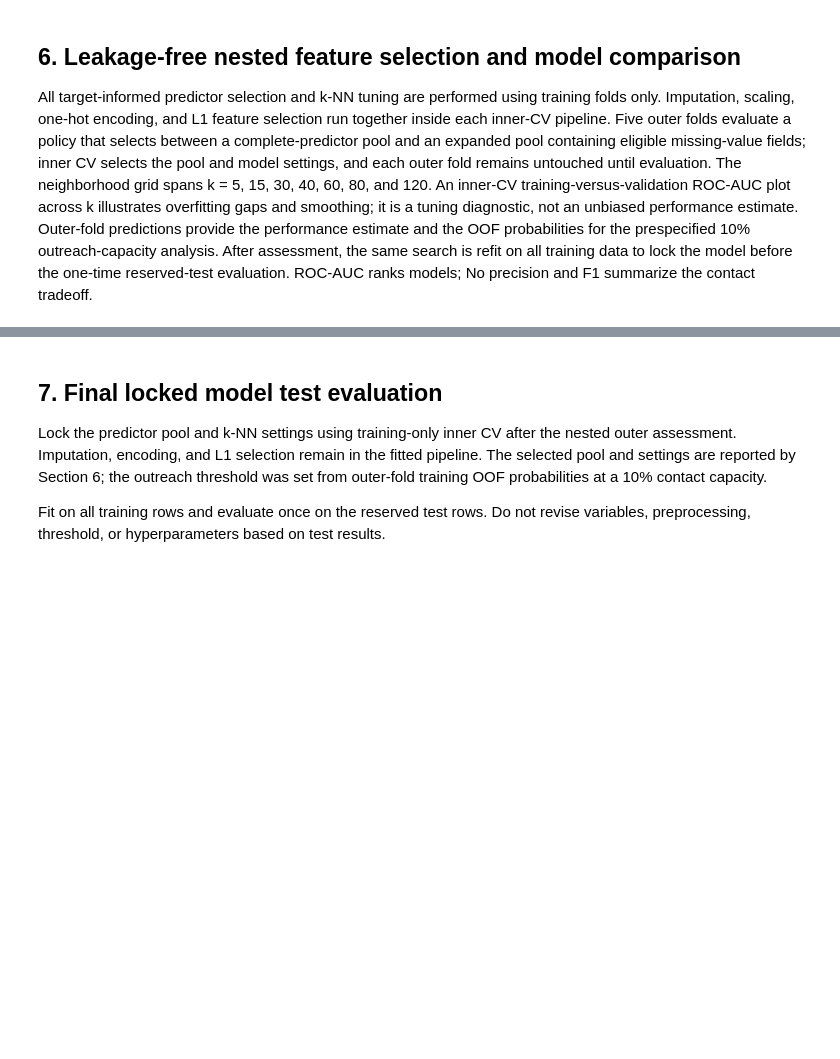
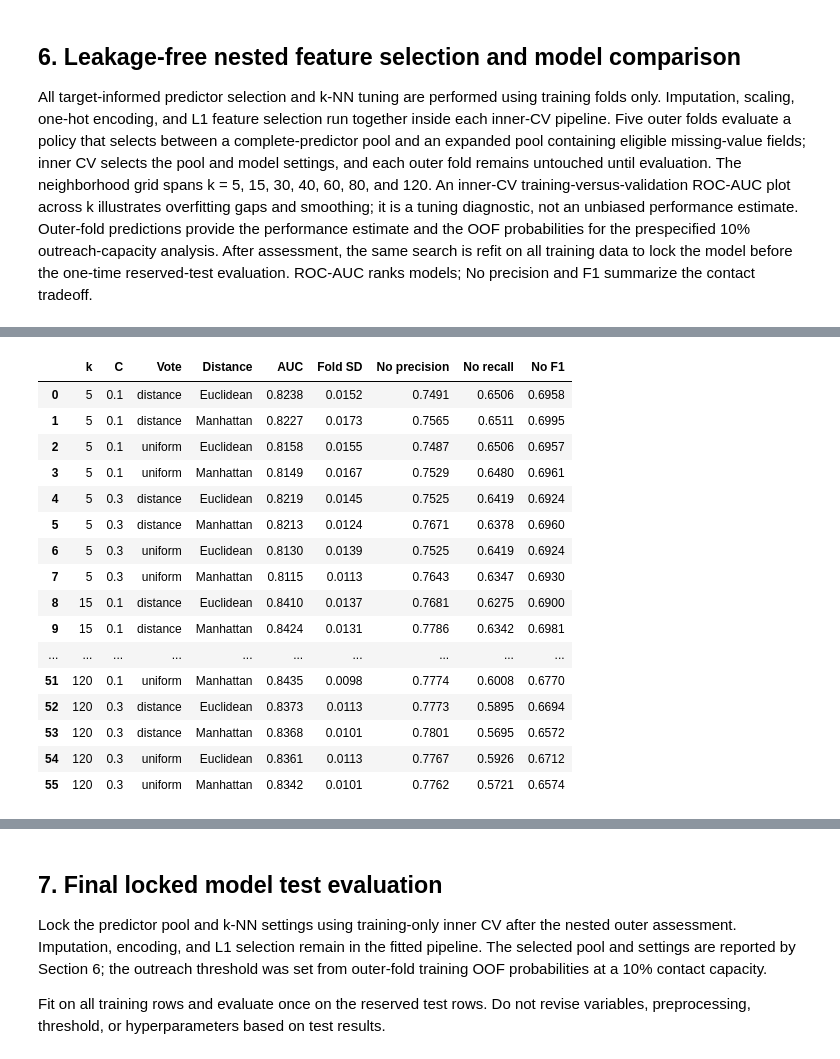
Before and after one commit to jimmyrua/8413-ML-GA1, a Jupyter notebook: GA1_model_2_missing_values.ipynb, the cells around one changed output, grey strips where cells are left out. Saved outputs shown, nothing was run; the diff lists cells and outputs as text; code cells hidden in the pictures; blank space fills up the shorter version.

```diff
--- a/GA1_model_2_missing_values.ipynb
+++ b/GA1_model_2_missing_values.ipynb
@@ -582,0 +707,76 @@ print(f"Locked outreach threshold for the 10% capacity target: {outreach_thresho
+# %%
+def candidate_table_from_search(search):
+    results = pd.DataFrame(search.cv_results_)
+    return pd.DataFrame({
+        'C': results['param_selector__estimator__C'].astype(float),
+        'k': results['param_classifier__n_neighbors'].astype(int),
+        'weights': results['param_classifier__weights'].astype(str),
+        'distance': np.where(results['param_classifier__p'].astype(int).eq(1),
+                             'Manhattan', 'Euclidean'),
+        'inner_CV_ROC_AUC': results['mean_test_roc_auc'],
+        'inner_train_ROC_AUC': results['mean_train_roc_auc'],
+        'SD_inner_CV_ROC_AUC': results['std_test_roc_auc'],
+        'inner_CV_accuracy': results['mean_test_accuracy'],
+        'inner_CV_precision_No': results['mean_test_precision_no'],
+        'inner_CV_recall_No': results['mean_test_recall_no'],
+        'inner_CV_f1_No': results['mean_test_f1_no'],
+    }).sort_values(['k', 'C', 'weights', 'distance']).reset_index(drop=True)
+
+all_candidate_tables = {}
+final_pool_selection_rows = []
+for pool_name, fitted_search in final_training_searches.items():
+    full_table = candidate_table_from_search(fitted_search)
+    assert len(full_table) == 56
+    all_candidate_tables[pool_name] = full_table
+    slug = 'complete' if pool_name == 'Complete predictor pool' else 'expanded'
+    # Include additional accuracy/training diagnostics in the CSV without making the display too wide.
+    save_table(full_table, f'appendix_D_{slug}_all_56_settings.csv', index=False)
+    save_table(pd.DataFrame(fitted_search.cv_results_),
+               f'appendix_D_{slug}_raw_cv_results.csv', index=False)
+    display_columns = ['k', 'C', 'weights', 'distance', 'inner_CV_ROC_AUC',
+                       'SD_inner_CV_ROC_AUC', 'inner_CV_precision_No',
+                       'inner_CV_recall_No', 'inner_CV_f1_No']
+    visible = full_table[display_columns].rename(columns={
+        'weights': 'Vote', 'distance': 'Distance', 'inner_CV_ROC_AUC': 'AUC',
+        'SD_inner_CV_ROC_AUC': 'Fold SD', 'inner_CV_precision_No': 'No precision',
+        'inner_CV_recall_No': 'No recall', 'inner_CV_f1_No': 'No F1',
+    })
+    show_table(visible, f'{pool_name}: all {len(visible)} candidate settings')
+    final_pool_selection_rows.append({
+        'pool': pool_name,
+        'raw_inputs': len(feature_pools[pool_name]),
+        'best_inner_CV_ROC_AUC': fitted_search.best_score_,
+        'C': fitted_search.best_params_['selector__estimator__C'],
+        'k': fitted_search.best_params_['classifier__n_neighbors'],
+        'weights': fitted_search.best_params_['classifier__weights'],
+        'p': fitted_search.best_params_['classifier__p'],
+        'selected_final_pool': pool_name == final_pool,
+    })
+final_pool_selection = pd.DataFrame(final_pool_selection_rows)
+show_table(final_pool_selection, 'Final training-only pool selection',
+           'appendix_D_final_pool_selection.csv', index=False)
+save_table(final_training_comparison, 'appendix_D_nested_oof_comparison.csv', index=False)
+save_table(pd.DataFrame(outer_fold_rows), 'appendix_D_outer_fold_results.csv', index=False)
+
+
+final_grid_results = pd.DataFrame(reduced_model2_search.cv_results_)
+final_candidate_table = pd.DataFrame({
+    "C": final_grid_results["param_selector__estimator__C"].astype(float),
+    "k": final_grid_results["param_classifier__n_neighbors"].astype(int),
+    "weights": final_grid_results["param_classifier__weights"].astype(str),
+    "distance": np.where(
+        final_grid_results["param_classifier__p"].astype(int).eq(1),
+        "Manhattan",
+        "Euclidean",
+    ),
+    "inner_CV_ROC_AUC": final_grid_results["mean_test_roc_auc"],
+    "inner_train_ROC_AUC": final_grid_results["mean_train_roc_auc"],
+    "SD_inner_CV_ROC_AUC": final_grid_results["std_test_roc_auc"],
+    "inner_CV_precision_No": final_grid_results["mean_test_precision_no"],
+    "inner_CV_f1_No": final_grid_results["mean_test_f1_no"],
+}).sort_values("inner_CV_ROC_AUC", ascending=False)
+print(f"\nFinal pool locked using training-only inner CV: {final_pool}")
+print(f"Selected model parameters: {reduced_model2_search.best_params_}")
+print("Final-pool parameter search (inner-CV tuning results; not an unbiased performance estimate):")
+print(final_candidate_table.head(10).round(4).to_string(index=False))
+# %% [output]
@@ -582,0 +784,17 @@ print(f"Locked outreach threshold for the 10% capacity target: {outreach_thresho
+|  | k | C | Vote | Distance | AUC | Fold SD | No precision | No recall | No F1 |
+| 0 | 5 | 0.1 | distance | Euclidean | 0.8238 | 0.0152 | 0.7491 | 0.6506 | 0.6958 |
+| 1 | 5 | 0.1 | distance | Manhattan | 0.8227 | 0.0173 | 0.7565 | 0.6511 | 0.6995 |
+| 2 | 5 | 0.1 | uniform | Euclidean | 0.8158 | 0.0155 | 0.7487 | 0.6506 | 0.6957 |
+| 3 | 5 | 0.1 | uniform | Manhattan | 0.8149 | 0.0167 | 0.7529 | 0.6480 | 0.6961 |
+| 4 | 5 | 0.3 | distance | Euclidean | 0.8219 | 0.0145 | 0.7525 | 0.6419 | 0.6924 |
+| 5 | 5 | 0.3 | distance | Manhattan | 0.8213 | 0.0124 | 0.7671 | 0.6378 | 0.6960 |
+| 6 | 5 | 0.3 | uniform | Euclidean | 0.8130 | 0.0139 | 0.7525 | 0.6419 | 0.6924 |
+| 7 | 5 | 0.3 | uniform | Manhattan | 0.8115 | 0.0113 | 0.7643 | 0.6347 | 0.6930 |
+| 8 | 15 | 0.1 | distance | Euclidean | 0.8410 | 0.0137 | 0.7681 | 0.6275 | 0.6900 |
+| 9 | 15 | 0.1 | distance | Manhattan | 0.8424 | 0.0131 | 0.7786 | 0.6342 | 0.6981 |
+| ... | ... | ... | ... | ... | ... | ... | ... | ... | ... |
+| 51 | 120 | 0.1 | uniform | Manhattan | 0.8435 | 0.0098 | 0.7774 | 0.6008 | 0.6770 |
+| 52 | 120 | 0.3 | distance | Euclidean | 0.8373 | 0.0113 | 0.7773 | 0.5895 | 0.6694 |
+| 53 | 120 | 0.3 | distance | Manhattan | 0.8368 | 0.0101 | 0.7801 | 0.5695 | 0.6572 |
+| 54 | 120 | 0.3 | uniform | Euclidean | 0.8361 | 0.0113 | 0.7767 | 0.5926 | 0.6712 |
+| 55 | 120 | 0.3 | uniform | Manhattan | 0.8342 | 0.0101 | 0.7762 | 0.5721 | 0.6574 |
```
Also changed, not shown: parts of 33 cells of this notebook.
